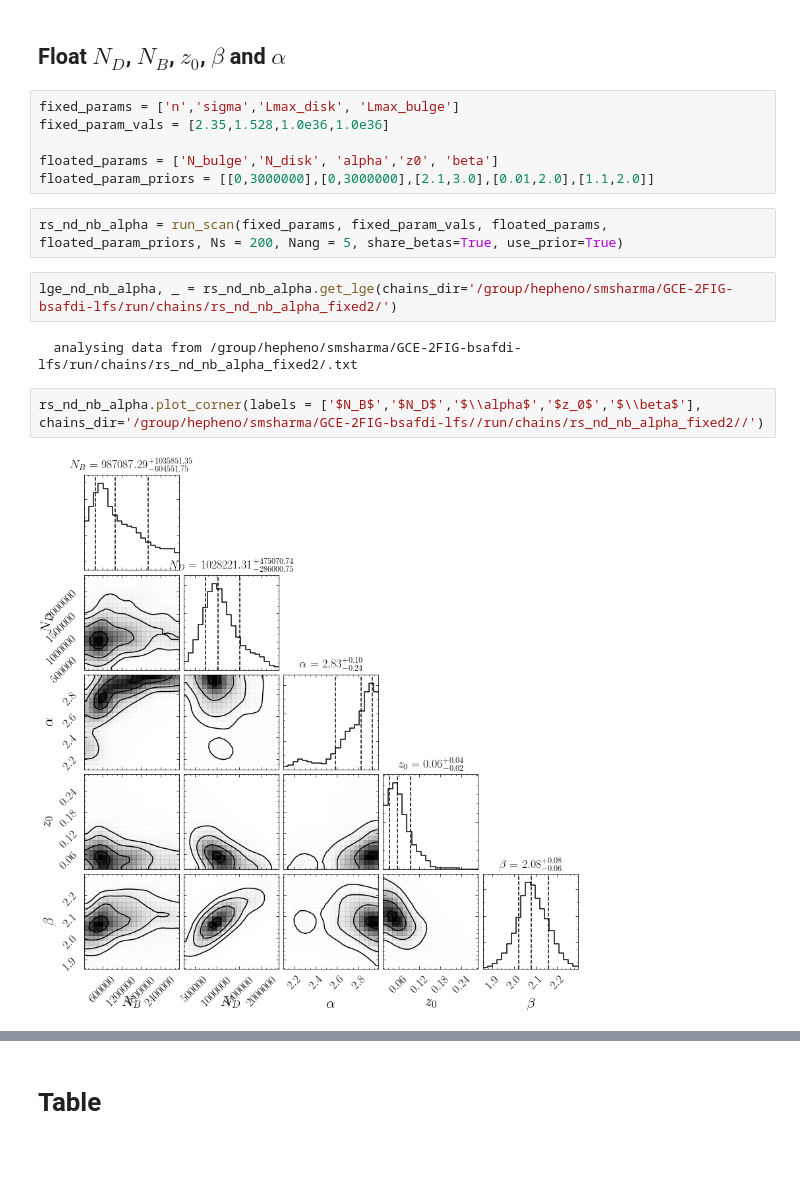
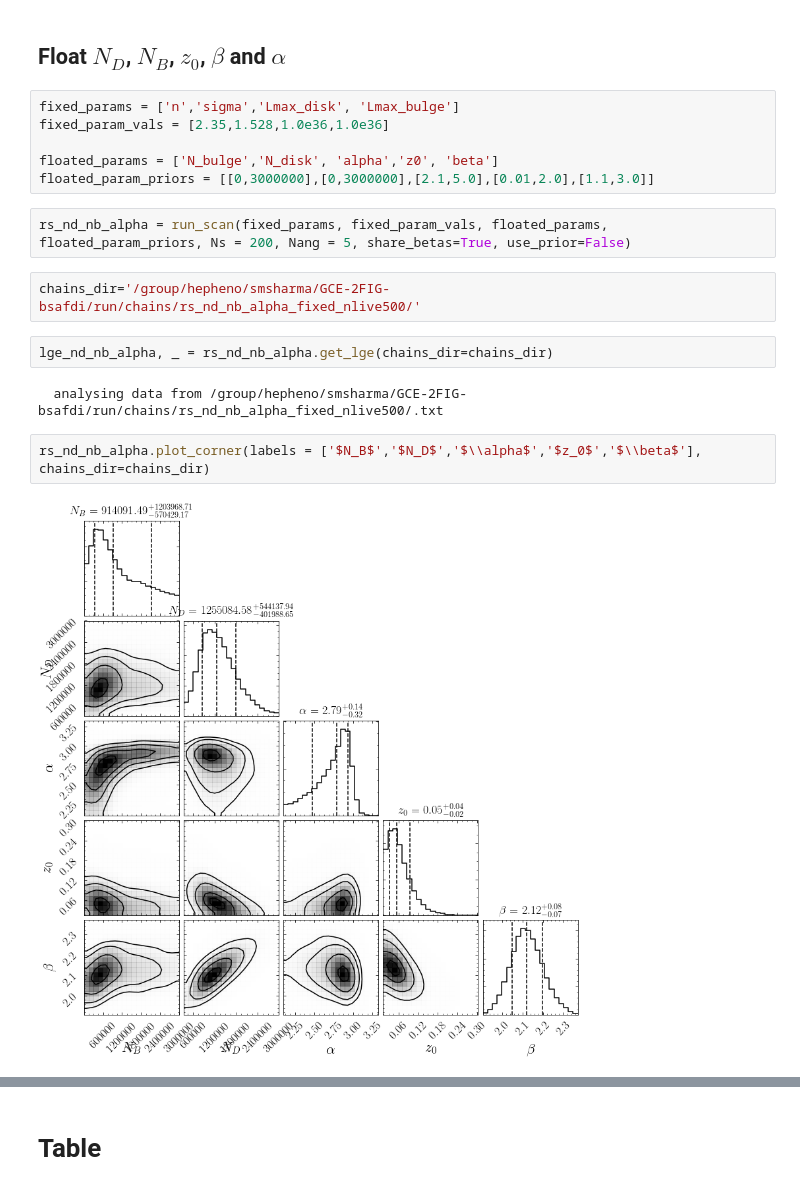
Before and after one commit to bsafdi/GCE-2FIG, a Jupyter notebook: examples/Example_2_2FIG_Table.ipynb, the cells around one changed output, grey strips where cells are left out. Saved outputs shown, nothing was run; the diff lists cells and outputs as text; blank space fills up the shorter version.

Commit message:
Runs without prior

```diff
--- a/examples/Example_2_2FIG_Table.ipynb
+++ b/examples/Example_2_2FIG_Table.ipynb
@@ -62,17 +73,19 @@ fixed_params = ['n','sigma','Lmax_disk', 'Lmax_bulge']
 fixed_param_vals = [2.35,1.528,1.0e36,1.0e36]
 
 floated_params = ['N_bulge','N_disk', 'alpha','z0', 'beta']
-floated_param_priors = [[0,3000000],[0,3000000],[2.1,3.0],[0.01,2.0],[1.1,2.0]]
+floated_param_priors = [[0,3000000],[0,3000000],[2.1,5.0],[0.01,2.0],[1.1,3.0]]
 # %%
-rs_nd_nb_alpha = run_scan(fixed_params, fixed_param_vals, floated_params, floated_param_priors, Ns = 200, Nang = 5, share_betas=True, use_prior=True)
+rs_nd_nb_alpha = run_scan(fixed_params, fixed_param_vals, floated_params, floated_param_priors, Ns = 200, Nang = 5, share_betas=True, use_prior=False)
 # %%
-lge_nd_nb_alpha, _ = rs_nd_nb_alpha.get_lge(chains_dir='/group/hepheno/smsharma/GCE-2FIG-bsafdi-lfs/run/chains/rs_nd_nb_alpha_fixed2/')
+chains_dir='/group/hepheno/smsharma/GCE-2FIG-bsafdi/run/chains/rs_nd_nb_alpha_fixed_nlive500/'
-# %% [output]
-  analysing data from /group/hepheno/smsharma/GCE-2FIG-bsafdi-lfs/run/chains/rs_nd_nb_alpha_fixed2/.txt
+# %%
+lge_nd_nb_alpha, _ = rs_nd_nb_alpha.get_lge(chains_dir=chains_dir)
+# %% [output]
+  analysing data from /group/hepheno/smsharma/GCE-2FIG-bsafdi/run/chains/rs_nd_nb_alpha_fixed_nlive500/.txt
 # %%
-rs_nd_nb_alpha.plot_corner(labels = ['$N_B$','$N_D$','$\\alpha$','$z_0$','$\\beta$'], chains_dir='/group/hepheno/smsharma/GCE-2FIG-bsafdi-lfs//run/chains/rs_nd_nb_alpha_fixed2//')
+rs_nd_nb_alpha.plot_corner(labels = ['$N_B$','$N_D$','$\\alpha$','$z_0$','$\\beta$'], chains_dir=chains_dir)
 # %% [output]
-[figure, old version]
+[figure, new version]
 # %%
 TS = 2*(lge_nd_nb_alpha - lge_nd)
 print "TS = ", TS
```
Also changed, not shown: parts of 16 cells of this notebook, 6 other files.
